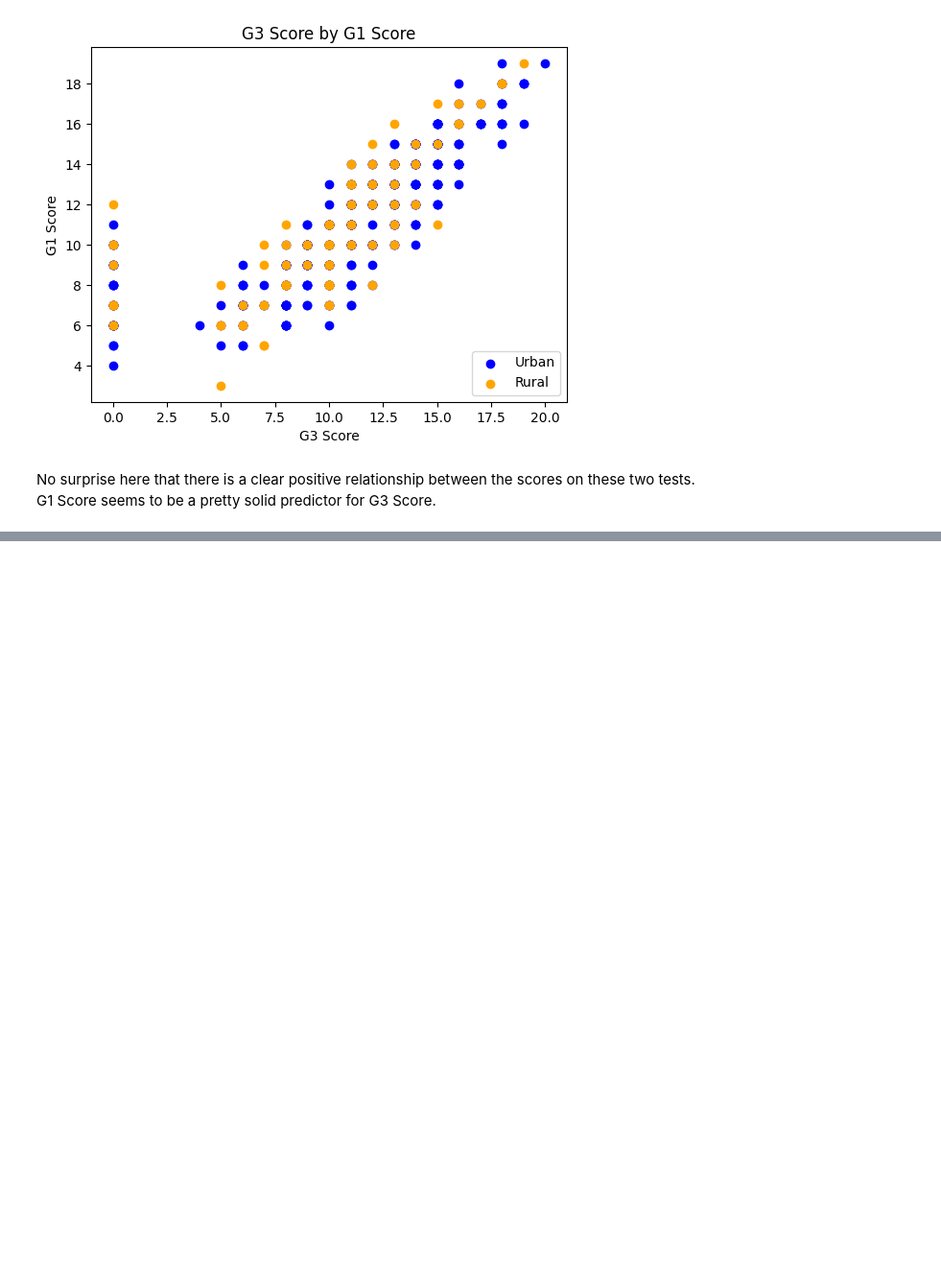
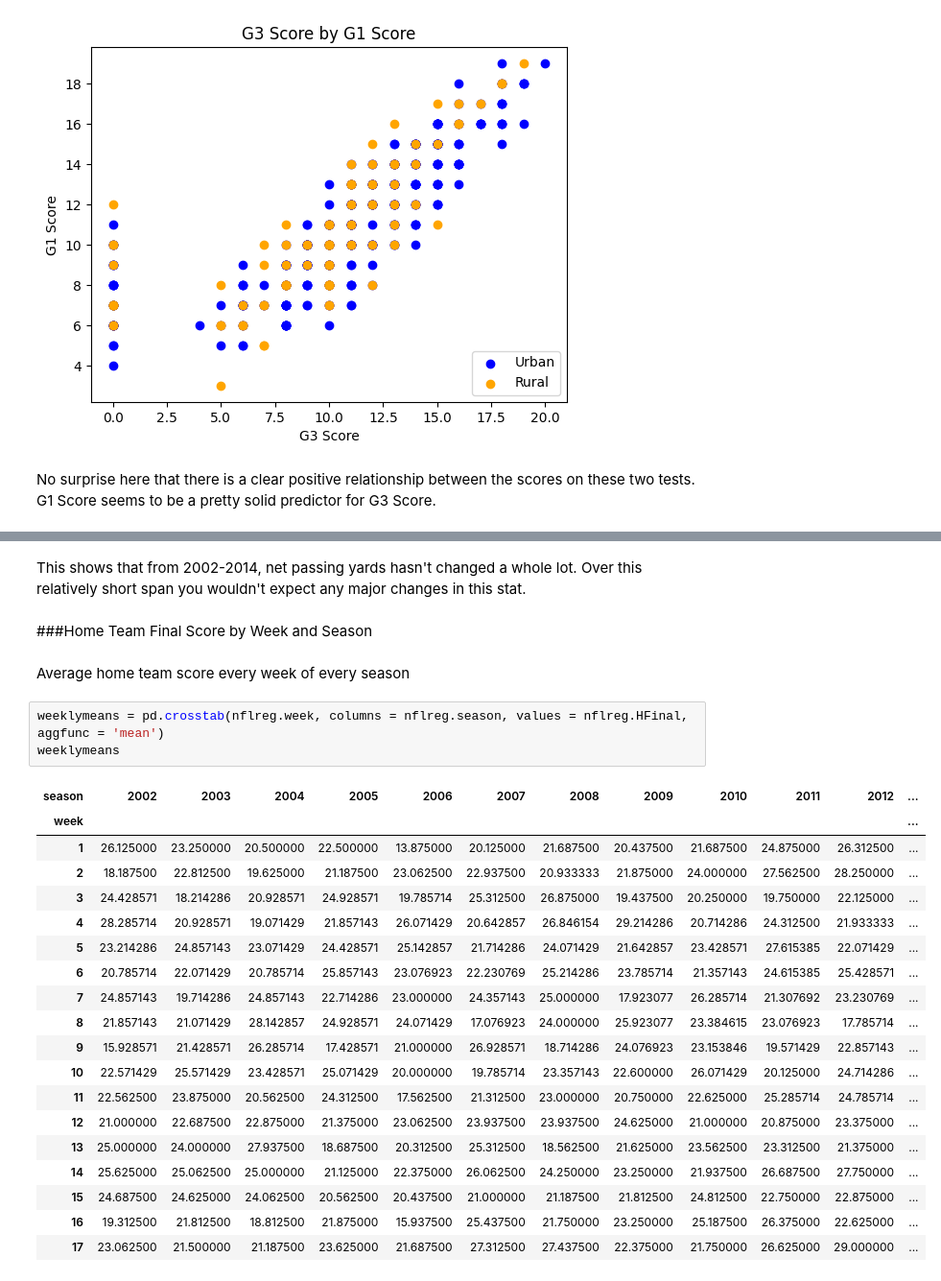
Before and after one commit to tort-cam/ST554HW4, a Jupyter notebook: HW4.ipynb, the cells around one changed output, grey strips where cells are left out. Shown at 96% size. Drawn from its saved outputs; the diff is of its cells as text; blank space fills up the shorter version.

```diff
--- a/HW4.ipynb
+++ b/HW4.ipynb
@@ -313,0 +382,29 @@ drive.mount('/content/drive')
+# %% [markdown]
+This shows that from 2002-2014, net passing yards hasn't changed a whole lot. Over this relatively short span you wouldn't expect any major changes in this stat.
+# %% [markdown]
+###Home Team Final Score by Week and Season
+# %% [markdown]
+Average home team score every week of every season
+# %%
+weeklymeans = pd.crosstab(nflreg.week, columns = nflreg.season, values = nflreg.HFinal, aggfunc = 'mean')
+weeklymeans
+# %% [output]
+| season | 2002 | 2003 | 2004 | 2005 | 2006 | 2007 | 2008 | 2009 | 2010 | 2011 | 2012 | ... |
+| week |  |  |  |  |  |  |  |  |  |  |  | ... |
+| 1 | 26.125000 | 23.250000 | 20.500000 | 22.500000 | 13.875000 | 20.125000 | 21.687500 | 20.437500 | 21.687500 | 24.875000 | 26.312500 | ... |
+| 2 | 18.187500 | 22.812500 | 19.625000 | 21.187500 | 23.062500 | 22.937500 | 20.933333 | 21.875000 | 24.000000 | 27.562500 | 28.250000 | ... |
+| 3 | 24.428571 | 18.214286 | 20.928571 | 24.928571 | 19.785714 | 25.312500 | 26.875000 | 19.437500 | 20.250000 | 19.750000 | 22.125000 | ... |
+| 4 | 28.285714 | 20.928571 | 19.071429 | 21.857143 | 26.071429 | 20.642857 | 26.846154 | 29.214286 | 20.714286 | 24.312500 | 21.933333 | ... |
+| 5 | 23.214286 | 24.857143 | 23.071429 | 24.428571 | 25.142857 | 21.714286 | 24.071429 | 21.642857 | 23.428571 | 27.615385 | 22.071429 | ... |
+| 6 | 20.785714 | 22.071429 | 20.785714 | 25.857143 | 23.076923 | 22.230769 | 25.214286 | 23.785714 | 21.357143 | 24.615385 | 25.428571 | ... |
+| 7 | 24.857143 | 19.714286 | 24.857143 | 22.714286 | 23.000000 | 24.357143 | 25.000000 | 17.923077 | 26.285714 | 21.307692 | 23.230769 | ... |
+| 8 | 21.857143 | 21.071429 | 28.142857 | 24.928571 | 24.071429 | 17.076923 | 24.000000 | 25.923077 | 23.384615 | 23.076923 | 17.785714 | ... |
+| 9 | 15.928571 | 21.428571 | 26.285714 | 17.428571 | 21.000000 | 26.928571 | 18.714286 | 24.076923 | 23.153846 | 19.571429 | 22.857143 | ... |
+| 10 | 22.571429 | 25.571429 | 23.428571 | 25.071429 | 20.000000 | 19.785714 | 23.357143 | 22.600000 | 26.071429 | 20.125000 | 24.714286 | ... |
+| 11 | 22.562500 | 23.875000 | 20.562500 | 24.312500 | 17.562500 | 21.312500 | 23.000000 | 20.750000 | 22.625000 | 25.285714 | 24.785714 | ... |
+| 12 | 21.000000 | 22.687500 | 22.875000 | 21.375000 | 23.062500 | 23.937500 | 23.937500 | 24.625000 | 21.000000 | 20.875000 | 23.375000 | ... |
+| 13 | 25.000000 | 24.000000 | 27.937500 | 18.687500 | 20.312500 | 25.312500 | 18.562500 | 21.625000 | 23.562500 | 23.312500 | 21.375000 | ... |
+| 14 | 25.625000 | 25.062500 | 25.000000 | 21.125000 | 22.375000 | 26.062500 | 24.250000 | 23.250000 | 21.937500 | 26.687500 | 27.750000 | ... |
+| 15 | 24.687500 | 24.625000 | 24.062500 | 20.562500 | 20.437500 | 21.000000 | 21.187500 | 21.812500 | 24.812500 | 22.750000 | 22.875000 | ... |
+| 16 | 19.312500 | 21.812500 | 18.812500 | 21.875000 | 15.937500 | 25.437500 | 21.750000 | 23.250000 | 25.187500 | 26.375000 | 22.625000 | ... |
+| 17 | 23.062500 | 21.500000 | 21.187500 | 23.625000 | 21.687500 | 27.312500 | 27.437500 | 22.375000 | 21.750000 | 26.625000 | 29.000000 | ... |
```
Also changed, not shown: parts of 14 cells of this notebook.
